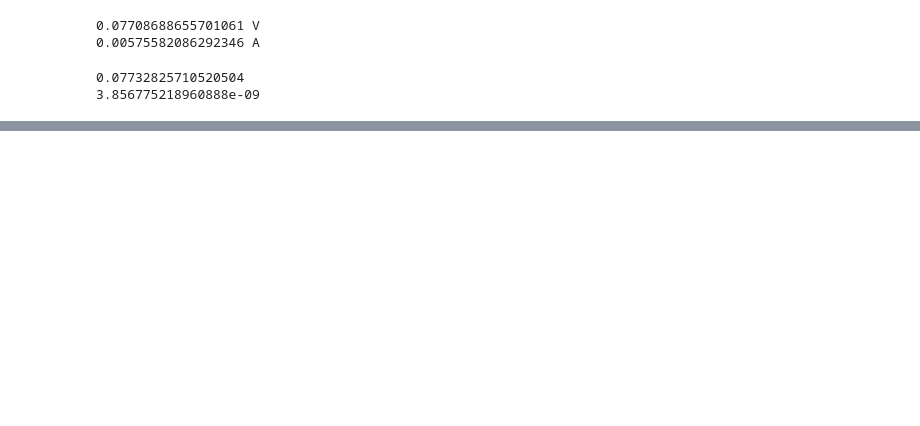
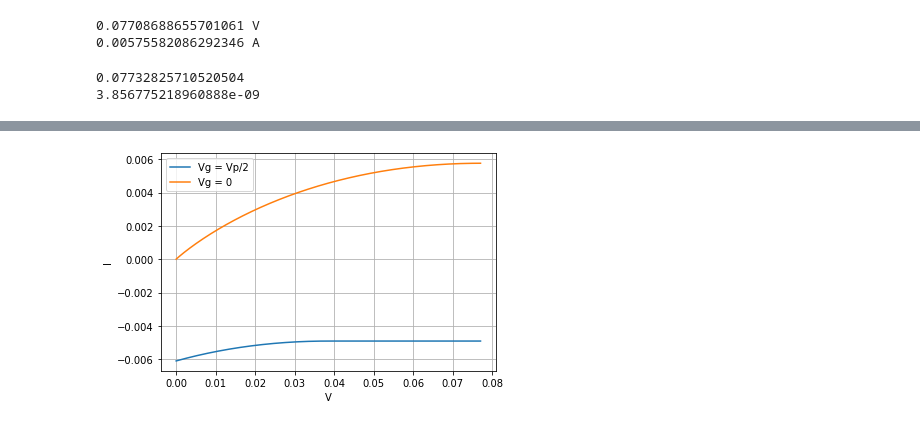
Before and after one commit to AndrewTok/FomSolver, a Jupyter notebook: task4_solver.ipynb, the cells around one changed output, grey strips where cells are left out. Drawn from its saved outputs; the diff is of its cells as text; code cells hidden in the pictures; blank space fills up the shorter version.

```diff
--- a/task4_solver.ipynb
+++ b/task4_solver.ipynb
@@ -41,0 +43,7 @@ FomFunc.plot_VAC(0, Vp, Ip)
+# %%
+Ud1, Id_arr1 = FomFunc.get_VAC_data(Vp/2, Vp, Ip)
+Ud2, Id_arr2 = FomFunc.get_VAC_data(0, Vp, Ip)
+# %%
+FomFunc.plot_VAC_together(Ud1, Id_arr1, "Vg = Vp/2", Id_arr2, "Vg = 0") # выглядит не оч но вроде верно
+# %% [output]
+[figure, added]
```
Also changed, not shown: parts of 4 cells of this notebook, 1 other file.
